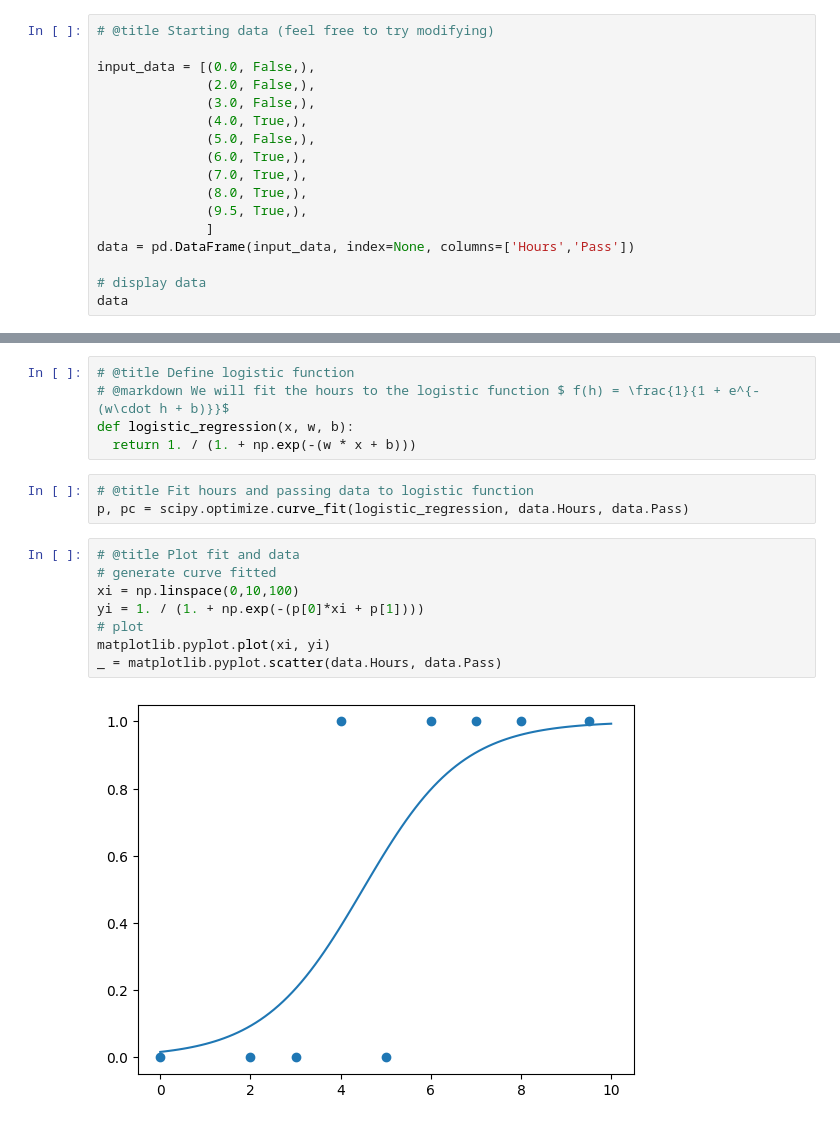
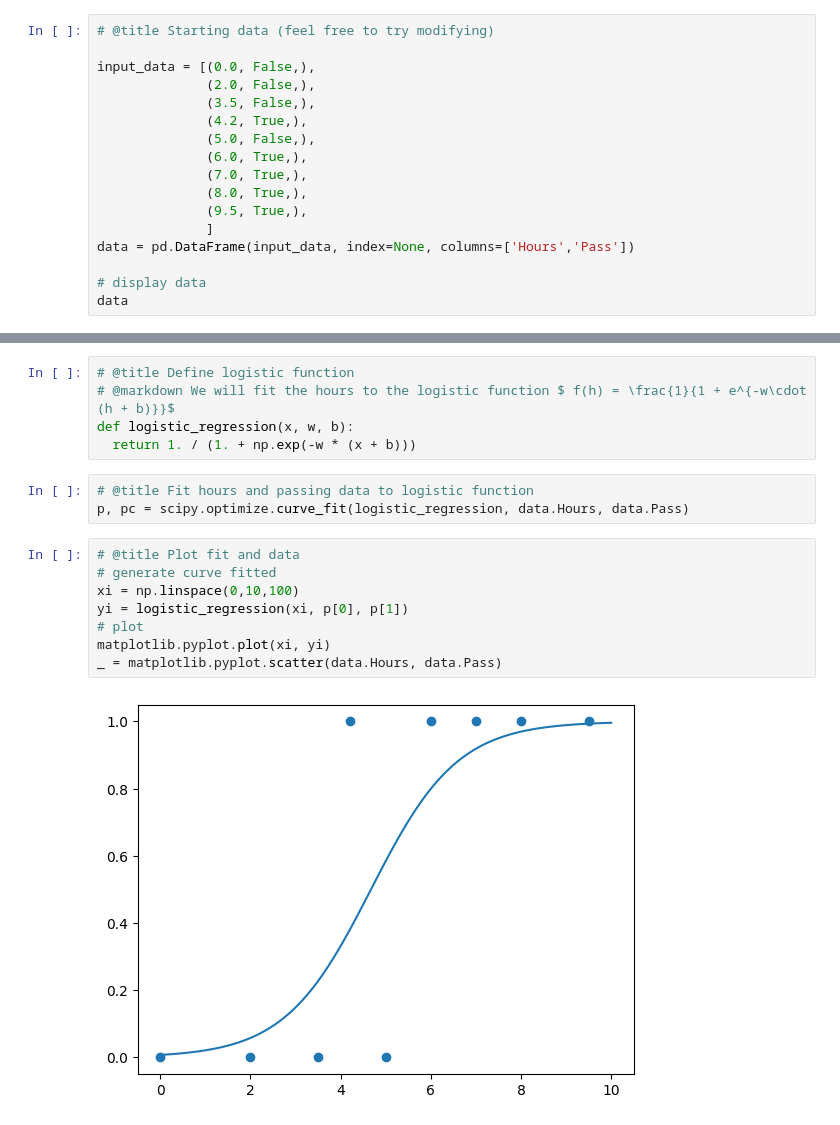
Before and after one commit to elms-lcc/CS123-CourseMaterials, a Jupyter notebook: logistic_regression.ipynb, the cells around one changed output, grey strips where cells are left out. Cells and saved outputs as stored; diff of their text form.

```diff
--- a/logistic_regression.ipynb
+++ b/logistic_regression.ipynb
@@ -11,8 +11,8 @@ import pandas as pd
 
 input_data = [(0.0, False,),
               (2.0, False,),
-              (3.0, False,),
-              (4.0, True,),
+              (3.5, False,),
+              (4.2, True,),
               (5.0, False,),
               (6.0, True,),
               (7.0, True,),
@@ -38,22 +38,22 @@ data
 # Code to fit curve
 # %%
 # @title Define logistic function
-# @markdown We will fit the hours to the logistic function $ f(h) = \frac{1}{1 + e^{-(w\cdot h + b)}}$
+# @markdown We will fit the hours to the logistic function $ f(h) = \frac{1}{1 + e^{-w\cdot (h + b)}}$
 def logistic_regression(x, w, b):
-  return 1. / (1. + np.exp(-(w * x + b)))
+  return 1. / (1. + np.exp(-w * (x + b)))
 # %%
 # @title Fit hours and passing data to logistic function
 p, pc = scipy.optimize.curve_fit(logistic_regression, data.Hours, data.Pass)
 # %%
 # @title Plot fit and data
 # generate curve fitted
 xi = np.linspace(0,10,100)
-yi = 1. / (1. + np.exp(-(p[0]*xi + p[1])))
+yi = logistic_regression(xi, p[0], p[1])
 # plot
 matplotlib.pyplot.plot(xi, yi)
 _ = matplotlib.pyplot.scatter(data.Hours, data.Pass)
 # %% [output]
-[figure, old version]
+[figure, new version]
 # %%
 # @title Fit parameters
 print(f"w={p[0]}")
```
Also changed, not shown: parts of 2 cells of this notebook.
